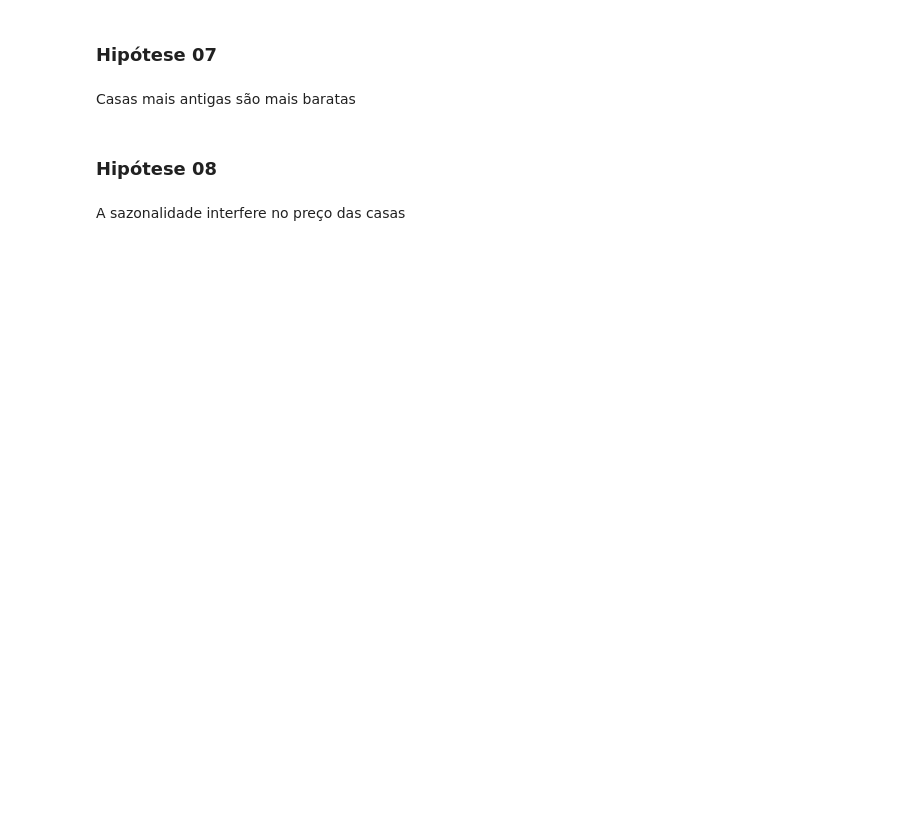
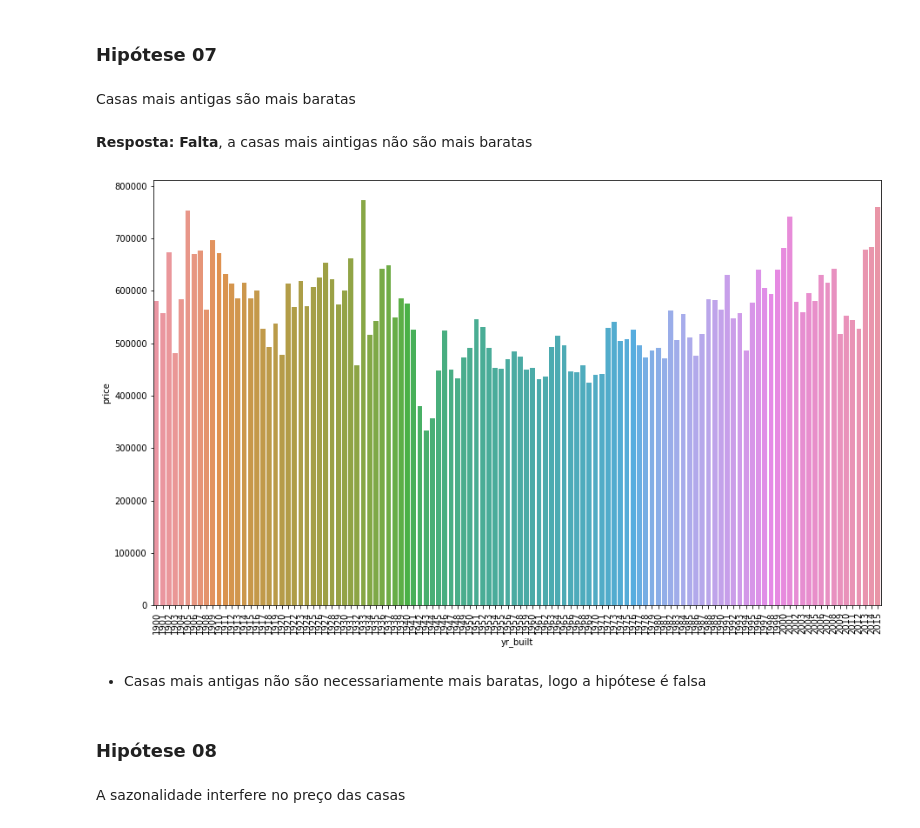
Before and after one commit to matheus-emanuel/House-Rocket-Insigths-Project, a Jupyter notebook: rocktseat_project.ipynb, the cells around one changed output. Cells and saved outputs as stored; diff of their text form; code cells hidden in the pictures; blank space fills up the shorter version.

```diff
--- a/rocktseat_project.ipynb
+++ b/rocktseat_project.ipynb
@@ -468,6 +506,21 @@ Casas que foram reformadas são mais caras
 ### Hipótese 07
 # %% [markdown]
 Casas mais antigas são mais baratas
+# %% [markdown]
+**Resposta: Falta**, a casas mais aintigas não são mais baratas
+# %%
+# Estou selecionando as features do ano de construção e o preço, agrupando pelo ano de construção
+# e fazendo a média de preço por ano
+h07 = df3[['yr_built', 'price']].groupby('yr_built').mean().reset_index()
+
+# Plotando o gráfico
+ax = sns.barplot(x = 'yr_built', y = 'price', data = h07)
+plt.xticks(rotation=90)
+ax.figure.set_size_inches(15,9)
+# %% [output]
+[figure, added]
+# %% [markdown]
+* Casas mais antigas não são necessariamente mais baratas, logo a hipótese é falsa
 # %% [markdown]
 ### Hipótese 08
 # %% [markdown]
```
Also changed, not shown: parts of 15 cells of this notebook.
